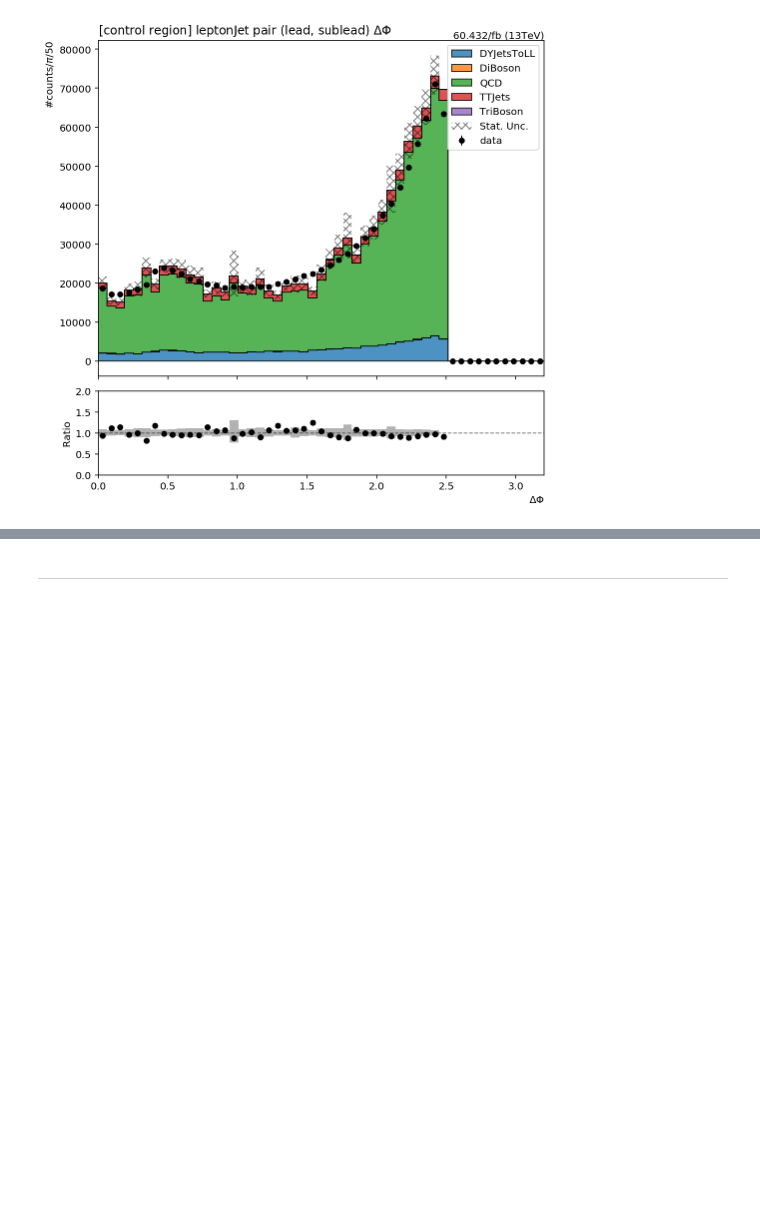
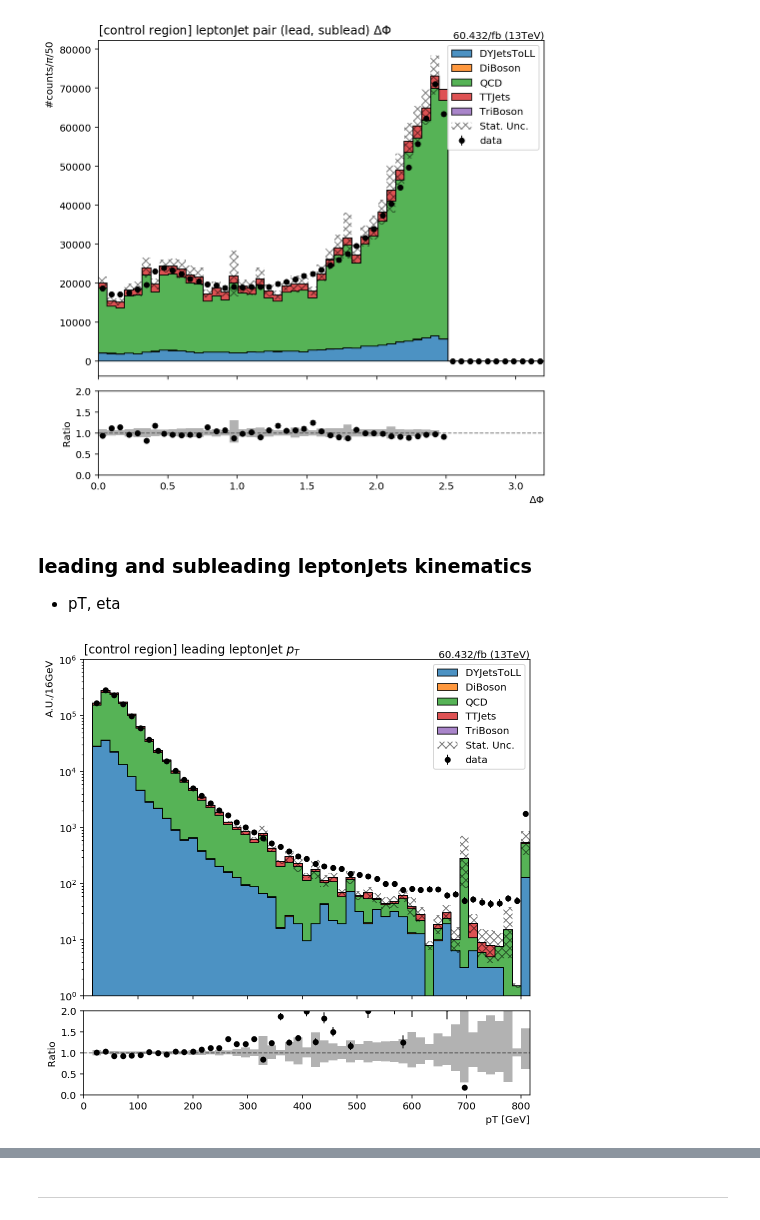
Before and after one commit to pietro14/FireHydrant, a Jupyter notebook: Notebooks/Data/DataAndBkg/variables.ipynb, the cells around one changed output, grey strips where cells are left out. Saved outputs shown, nothing was run; the diff lists cells and outputs as text; code cells hidden in the pictures; blank space fills up the shorter version.

Commit message:
add leading and subleading basic kinematic plots

```diff
--- a/Notebooks/Data/DataAndBkg/variables.ipynb
+++ b/Notebooks/Data/DataAndBkg/variables.ipynb
@@ -909,3 +909,6 @@ ax.set_title('[control region] leptonJet pair (lead, sublead) $\Delta\Phi$', x=0
 ax.text(1,1,'60.432/fb (13TeV)', ha='right', va='bottom', transform=ax.transAxes);
 # %% [output]
 [figure]
+# %% [markdown]
+### leading and subleading leptonJets kinematics
+- pT, eta
@@ -911,0 +976,36 @@ ax.text(1,1,'60.432/fb (13TeV)', ha='right', va='bottom', transform=ax.transAxes
+# %%
+output = processor.run_uproot_job(datasets,
+                                  treename=None,
+                                  processor_instance=LeptonJetSeparateProcessor(),
+                                  executor=processor.futures_executor,
+                                  executor_args=dict(workers=12, flatten=True),
+                                  chunksize=500000,
+                                 )
+# %%
+fig, (ax, rax) = plt.subplots(2, 1, figsize=(8,8), gridspec_kw={"height_ratios": (4, 1)}, sharex=True)
+fig.subplots_adjust(hspace=.07)
+
+hist.plot1d(output['pt_lead_cat'][notdata], overlay='cat', ax=ax,
+           clear=False, stack=True, overflow='over',
+           line_opts=None, fill_opts=fill_opts, error_opts=error_opts)
+hist.plot1d(output['pt_lead_cat']['data'], overlay='cat', ax=ax,
+           overflow='over', clear=False,
+           error_opts=data_err_opts)
+ax.autoscale(axis='x', tight=True)
+ax.set_yscale('log')
+ax.set_ylim([1, 1e6])
+ax.set_xlabel(None)
+leg=ax.legend()
+
+hist.plotratio(output['pt_lead_cat']['data'].sum('cat'), output['pt_lead_cat'][notdata].sum('cat'),
+              ax=rax, overflow='over', unc='num',
+              error_opts=data_err_opts, denom_fill_opts={}, guide_opts={})
+rax.set_ylabel('Ratio')
+rax.set_ylim(0,2)
+
+rax.set_xlabel(rax.get_xlabel(), x=1.0, ha="right")
+ax.set_ylabel(ax.get_ylabel(), y=1.0, ha="right")
+ax.set_title('[control region] leading leptonJet $p_T$', x=0.0, ha="left")
+ax.text(1,1,'60.432/fb (13TeV)', ha='right', va='bottom', transform=ax.transAxes);
+# %% [output]
+[figure, added]
```
Also changed, not shown: parts of 4 cells of this notebook, 1 other file.
